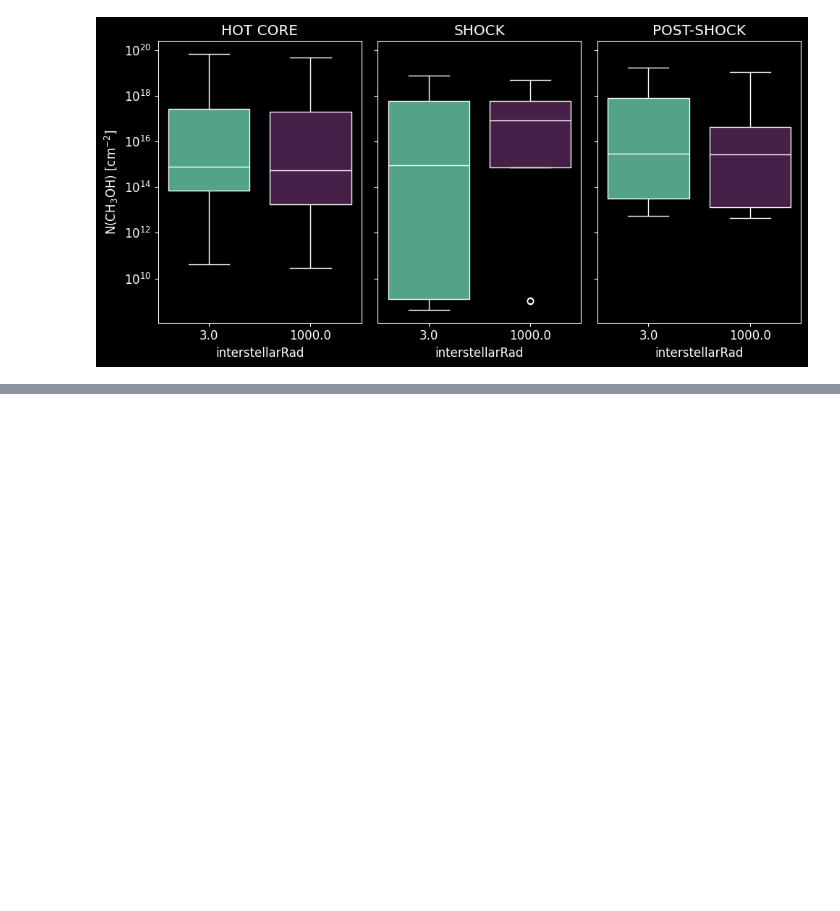
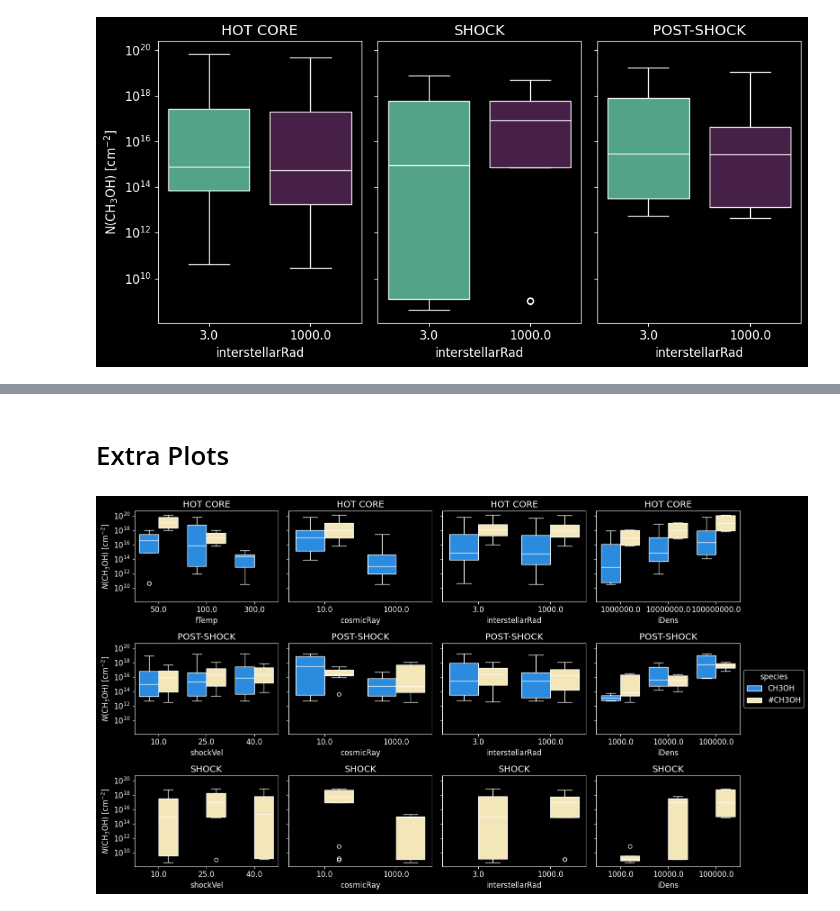
Before and after one commit to georgina-sampson/LEAPS-2024, a Jupyter notebook: CH3OH/plots.ipynb, the cells around one changed output, grey strips where cells are left out. Cells and saved outputs as stored; diff of their text form; code cells hidden in the pictures; blank space fills up the shorter version.

Commit message:
extra plot. Where does methanol go?

```diff
--- a/CH3OH/plots.ipynb
+++ b/CH3OH/plots.ipynb
@@ -180,0 +174,2 @@ for dic in dfDicBox:
+# %% [markdown]
+# Extra Plots
@@ -180,0 +183,46 @@ for dic in dfDicBox:
+# %%
+dfhc_extra=pl.buildDataframe(constants.HOTCORE, constants.folder, constants.physical, ['CH3OH','#CH3OH'], singleDf=True)
+dfsh_extra=pl.buildDataframe(constants.SHOCK, constants.folder, constants.physical, ['CH3OH','#CH3OH'], singleDf=True)
+
+hcdf_extra=pl.boxplotDF(dfhc_extra, ['CH3OH','#CH3OH'], constants.physical, constants.HOTCORE)
+shdf_tmax_extra=pl.boxplotDF(dfsh_extra, ['CH3OH','#CH3OH'], constants.physical, constants.SHOCK)
+shdf_cooldown_extra=pl.boxplotDF(dfsh_extra, ['CH3OH','#CH3OH'], constants.physical, constants.SHOCK, maxT=False)
+
+shdf_cooldown_extra['moment']='POST-SHOCK'
+shdf_tmax_extra['moment']='SHOCK'
+
+shdf_extra=pd.concat([shdf_cooldown_extra,shdf_tmax_extra], ignore_index=True)
+
+shdf_extra=abunDf(shdf_extra)
+hcdf_extra=abunDf(hcdf_extra, cols=['runName', 'Density', 'Time', 'cosmicRay','av', 'gasTemp', 'fTemp','iDens', 'radfield','interstellarRad', 'zeta'])
+
+shdf_extra[constants.SHOCKVEL] = shdf_extra[constants.SHOCKVEL].astype(str)
+# %%
+fig, axs = plt.subplots(3,4, figsize=(16,9), layout='tight', sharey=True)
+
+for i, moment in enumerate([constants.HOTCORE,'POST-SHOCK','SHOCK']):
+    if moment==constants.HOTCORE:
+        tipo = constants.HOTCORE
+        df = hcdf_extra
+    else:
+        tipo = constants.SHOCK
+        df = shdf_extra[shdf_extra['moment']==moment]
+    title = moment.upper()
+
+    for j, enfasis in enumerate(propOrder[tipo]):
+        ax=axs[i][j]
+        sns.boxplot(data=df, x=enfasis,
+                    hue='species', legend= 'auto' if i==1 and j==3 else None,
+                    palette=['#0d8dfd','#fcedb0'],
+                    order=propOrder[tipo][enfasis],
+                    linecolor='white',
+                    y='N', ax=ax, log_scale=True)
+        if i==1 and j==3: sns.move_legend(ax, 'center left', bbox_to_anchor=(1, 0.5))
+        ax.set_title(title)
+        ax.set_xticks(propOrder[tipo][enfasis], labels=propLabels[tipo][enfasis])
+
+    axs[i][0].set_ylabel(r'$N$(CH$_3$OH) [cm$^{-2}$]')
+fig.savefig(f"BOXPLOT_surfaceVSgas_extra.png")
+# plt.close()
+# %% [output]
+[figure, added]
```
Also changed, not shown: parts of 4 cells of this notebook, 1 other file.
